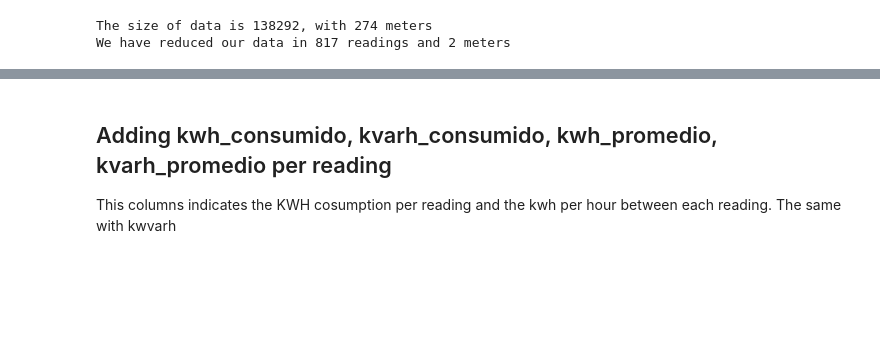
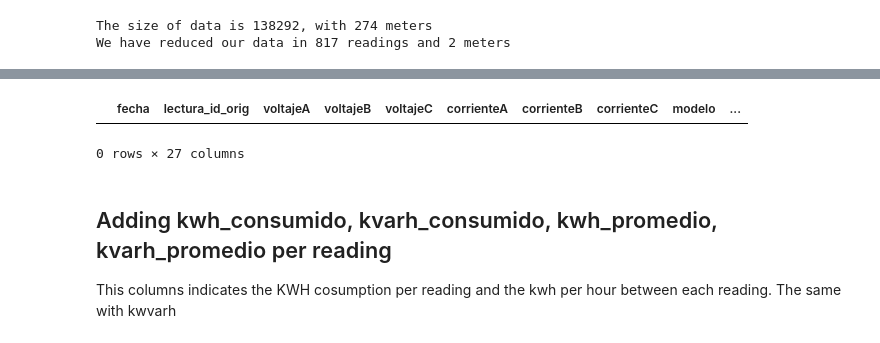
Before and after one commit to aaorella/Energy_Smart_Meters-Exploratory_Analysis, a Jupyter notebook: 1.DataPreparing.ipynb, the cells around one changed output, grey strips where cells are left out. Cells and saved outputs as stored; diff of their text form; code cells hidden in the pictures; blank space fills up the shorter version.

```diff
--- a/1.DataPreparing.ipynb
+++ b/1.DataPreparing.ipynb
@@ -114,3 +163,10 @@ We have reduced our data in 817 readings and 2 meters
+# %%
+df_m2_corrected.drop(index=(df_m2_corrected[df_m2_corrected["totalkwh"] == 0]).index, inplace = True)
+# %%
+(df_m2_corrected[df_m2_corrected["totalkwh"] == 0])
+# %% [output]
+|  | fecha | lectura_id_orig | voltajeA | voltajeB | voltajeC | corrienteA | corrienteB | corrienteC | modelo | ... |
+0 rows × 27 columns
 # %% [markdown]
 ## Adding kwh_consumido, kvarh_consumido, kwh_promedio, kvarh_promedio per reading
 This columns indicates the KWH cosumption per reading and the kwh per hour between each reading. The same with kwvarh
```
Also changed, not shown: parts of 84 cells of this notebook, 2 other files.
